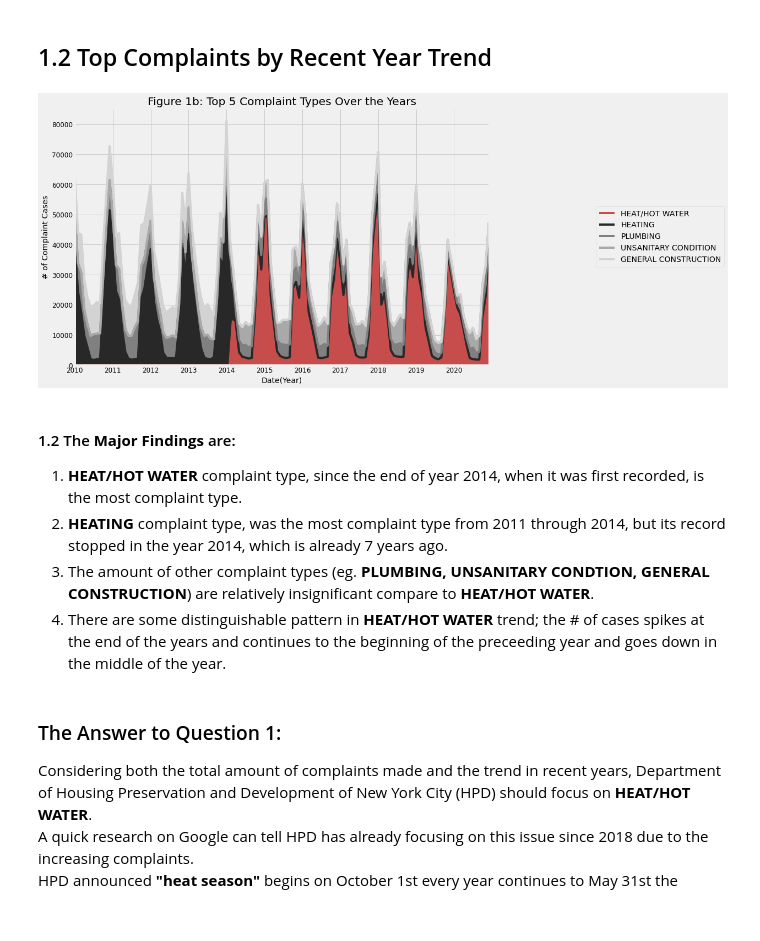
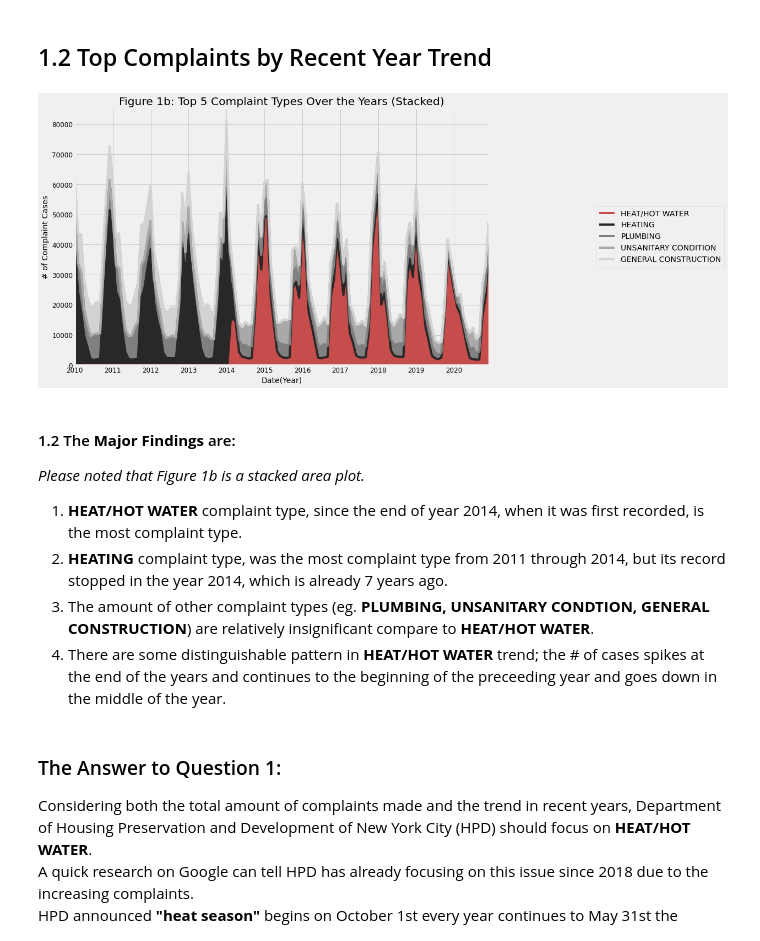
Before and after one commit to GieselC/311_Complaint_Analysis, a Jupyter notebook: NewYorkComplaintCase.ipynb, the cells around one changed output. Cells and saved outputs as stored; diff of their text form; code cells hidden in the pictures.

```diff
--- a/NewYorkComplaintCase.ipynb
+++ b/NewYorkComplaintCase.ipynb
@@ -161,25 +161,26 @@ df_time = df_time.reset_index()
 # %%
 #Merge dataset with timeseries dataset above
 df_y = pd.merge(df_time, df_hhw, how='outer')
 df_y = pd.merge(df_y, df_h, how='outer')
 df_y = pd.merge(df_y, df_p, how='outer')
 df_y = pd.merge(df_y, df_uc, how='outer')
 df_y = pd.merge(df_y, df_gc, how='outer')
 
 
 df_y = df_y.set_index('created_date')
 df_y = df_y.replace(np.nan, 0)
 
 df_y.plot(kind='area', color =clrs)
 plt.legend(labels = df_y.columns, loc='center left', bbox_to_anchor = (1.25, 0.5), ncol=1)
-plt.title('Figure 1b: Top 5 Complaint Types Over the Years')
+plt.title('Figure 1b: Top 5 Complaint Types Over the Years (Stacked)')
 plt.ylabel('# of Complaint Cases')
 plt.xlabel('Date(Year)')
 plt.show()
 # %% [output]
-[figure, old version]
+[figure, new version]
 # %% [markdown]
 #### 1.2 The **Major Findings** are: <br>
+*Please noted that Figure 1b is a stacked area plot.*
 1. **HEAT/HOT WATER** complaint type, since the end of year 2014, when it was first recorded, is the most complaint type. <br>
 2. **HEATING** complaint type, was the most complaint type from 2011 through 2014, but its record stopped in the year 2014, which is already 7 years ago. <br>
 3. The amount of other complaint types (eg. **PLUMBING, UNSANITARY CONDTION, GENERAL CONSTRUCTION**) are relatively insignificant compare to **HEAT/HOT WATER**.
```
Also changed, not shown: parts of 5 cells of this notebook.
